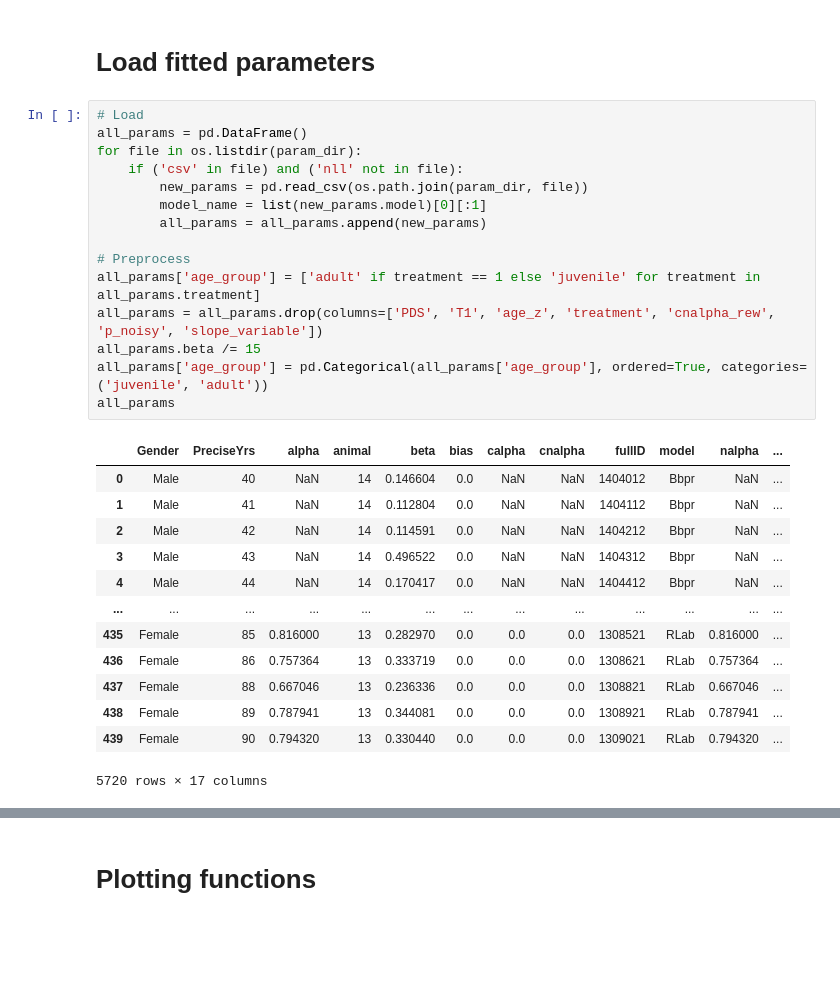
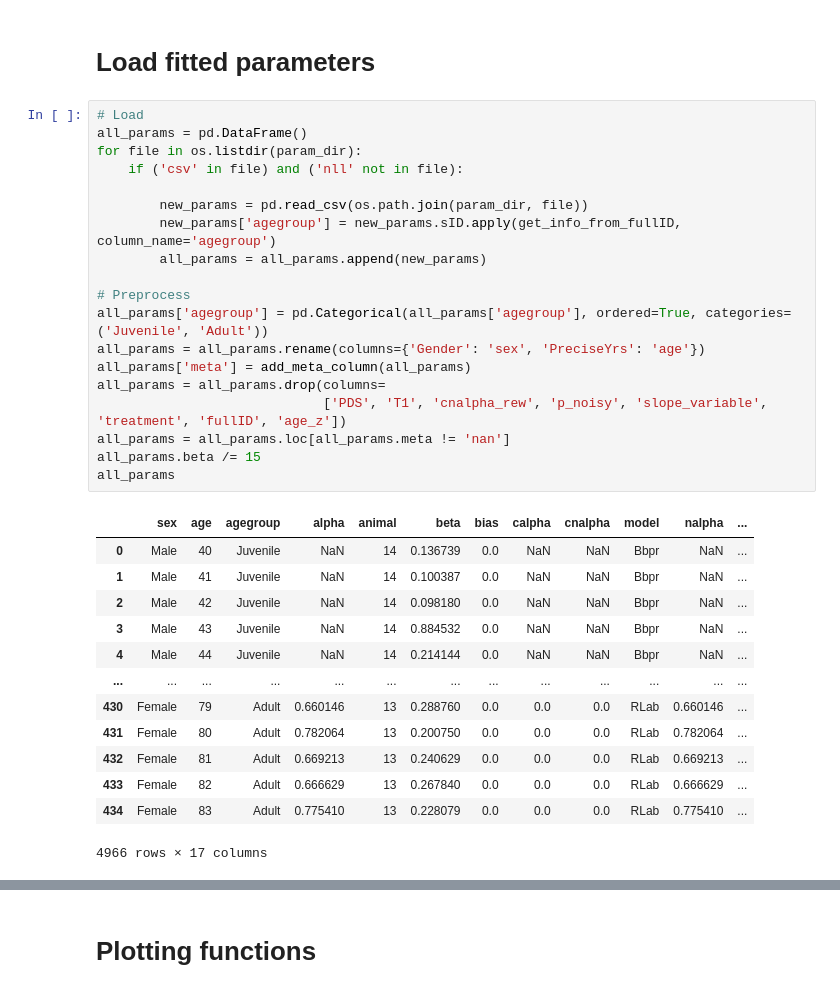
Before and after one commit to MariaEckstein/SLCN, a Jupyter notebook: models/AnalyzeMouseModels.ipynb, the cells around one changed output, grey strips where cells are left out. Drawn from its saved outputs; the diff is of its cells as text; blank space fills up the shorter version.

```diff
--- a/models/AnalyzeMouseModels.ipynb
+++ b/models/AnalyzeMouseModels.ipynb
@@ -168,30 +168,34 @@ g.save(os.path.join(plot_save_dir, 'RelativeAICs2.png'))
 # %%
 # Load
 all_params = pd.DataFrame()
 for file in os.listdir(param_dir):
     if ('csv' in file) and ('nll' not in file):
+
         new_params = pd.read_csv(os.path.join(param_dir, file))
-        model_name = list(new_params.model)[0][:1]
+        new_params['agegroup'] = new_params.sID.apply(get_info_from_fullID, column_name='agegroup')
         all_params = all_params.append(new_params)
 
 # Preprocess
-all_params['age_group'] = ['adult' if treatment == 1 else 'juvenile' for treatment in all_params.treatment]
-all_params = all_params.drop(columns=['PDS', 'T1', 'age_z', 'treatment', 'cnalpha_rew', 'p_noisy', 'slope_variable'])
+all_params['agegroup'] = pd.Categorical(all_params['agegroup'], ordered=True, categories=('Juvenile', 'Adult'))
+all_params = all_params.rename(columns={'Gender': 'sex', 'PreciseYrs': 'age'})
+all_params['meta'] = add_meta_column(all_params)
+all_params = all_params.drop(columns=
+                             ['PDS', 'T1', 'cnalpha_rew', 'p_noisy', 'slope_variable', 'treatment', 'fullID', 'age_z'])
+all_params = all_params.loc[all_params.meta != 'nan']
 all_params.beta /= 15
-all_params['age_group'] = pd.Categorical(all_params['age_group'], ordered=True, categories=('juvenile', 'adult'))
 all_params
 # %% [output]
-|  | Gender | PreciseYrs | alpha | animal | beta | bias | calpha | cnalpha | fullID | model | nalpha | ... |
-| 0 | Male | 40 | NaN | 14 | 0.146604 | 0.0 | NaN | NaN | 1404012 | Bbpr | NaN | ... |
-| 1 | Male | 41 | NaN | 14 | 0.112804 | 0.0 | NaN | NaN | 1404112 | Bbpr | NaN | ... |
-| 2 | Male | 42 | NaN | 14 | 0.114591 | 0.0 | NaN | NaN | 1404212 | Bbpr | NaN | ... |
-| 3 | Male | 43 | NaN | 14 | 0.496522 | 0.0 | NaN | NaN | 1404312 | Bbpr | NaN | ... |
-| 4 | Male | 44 | NaN | 14 | 0.170417 | 0.0 | NaN | NaN | 1404412 | Bbpr | NaN | ... |
+|  | sex | age | agegroup | alpha | animal | beta | bias | calpha | cnalpha | model | nalpha | ... |
+| 0 | Male | 40 | Juvenile | NaN | 14 | 0.136739 | 0.0 | NaN | NaN | Bbpr | NaN | ... |
+| 1 | Male | 41 | Juvenile | NaN | 14 | 0.100387 | 0.0 | NaN | NaN | Bbpr | NaN | ... |
+| 2 | Male | 42 | Juvenile | NaN | 14 | 0.098180 | 0.0 | NaN | NaN | Bbpr | NaN | ... |
+| 3 | Male | 43 | Juvenile | NaN | 14 | 0.884532 | 0.0 | NaN | NaN | Bbpr | NaN | ... |
+| 4 | Male | 44 | Juvenile | NaN | 14 | 0.214144 | 0.0 | NaN | NaN | Bbpr | NaN | ... |
 | ... | ... | ... | ... | ... | ... | ... | ... | ... | ... | ... | ... | ... |
-| 435 | Female | 85 | 0.816000 | 13 | 0.282970 | 0.0 | 0.0 | 0.0 | 1308521 | RLab | 0.816000 | ... |
-| 436 | Female | 86 | 0.757364 | 13 | 0.333719 | 0.0 | 0.0 | 0.0 | 1308621 | RLab | 0.757364 | ... |
-| 437 | Female | 88 | 0.667046 | 13 | 0.236336 | 0.0 | 0.0 | 0.0 | 1308821 | RLab | 0.667046 | ... |
-| 438 | Female | 89 | 0.787941 | 13 | 0.344081 | 0.0 | 0.0 | 0.0 | 1308921 | RLab | 0.787941 | ... |
-| 439 | Female | 90 | 0.794320 | 13 | 0.330440 | 0.0 | 0.0 | 0.0 | 1309021 | RLab | 0.794320 | ... |
+| 430 | Female | 79 | Adult | 0.660146 | 13 | 0.288760 | 0.0 | 0.0 | 0.0 | RLab | 0.660146 | ... |
+| 431 | Female | 80 | Adult | 0.782064 | 13 | 0.200750 | 0.0 | 0.0 | 0.0 | RLab | 0.782064 | ... |
+| 432 | Female | 81 | Adult | 0.669213 | 13 | 0.240629 | 0.0 | 0.0 | 0.0 | RLab | 0.669213 | ... |
+| 433 | Female | 82 | Adult | 0.666629 | 13 | 0.267840 | 0.0 | 0.0 | 0.0 | RLab | 0.666629 | ... |
+| 434 | Female | 83 | Adult | 0.775410 | 13 | 0.228079 | 0.0 | 0.0 | 0.0 | RLab | 0.775410 | ... |
-5720 rows × 17 columns
+4966 rows × 17 columns
 # %%
```
Also changed, not shown: parts of 26 cells of this notebook, 7 other files.
